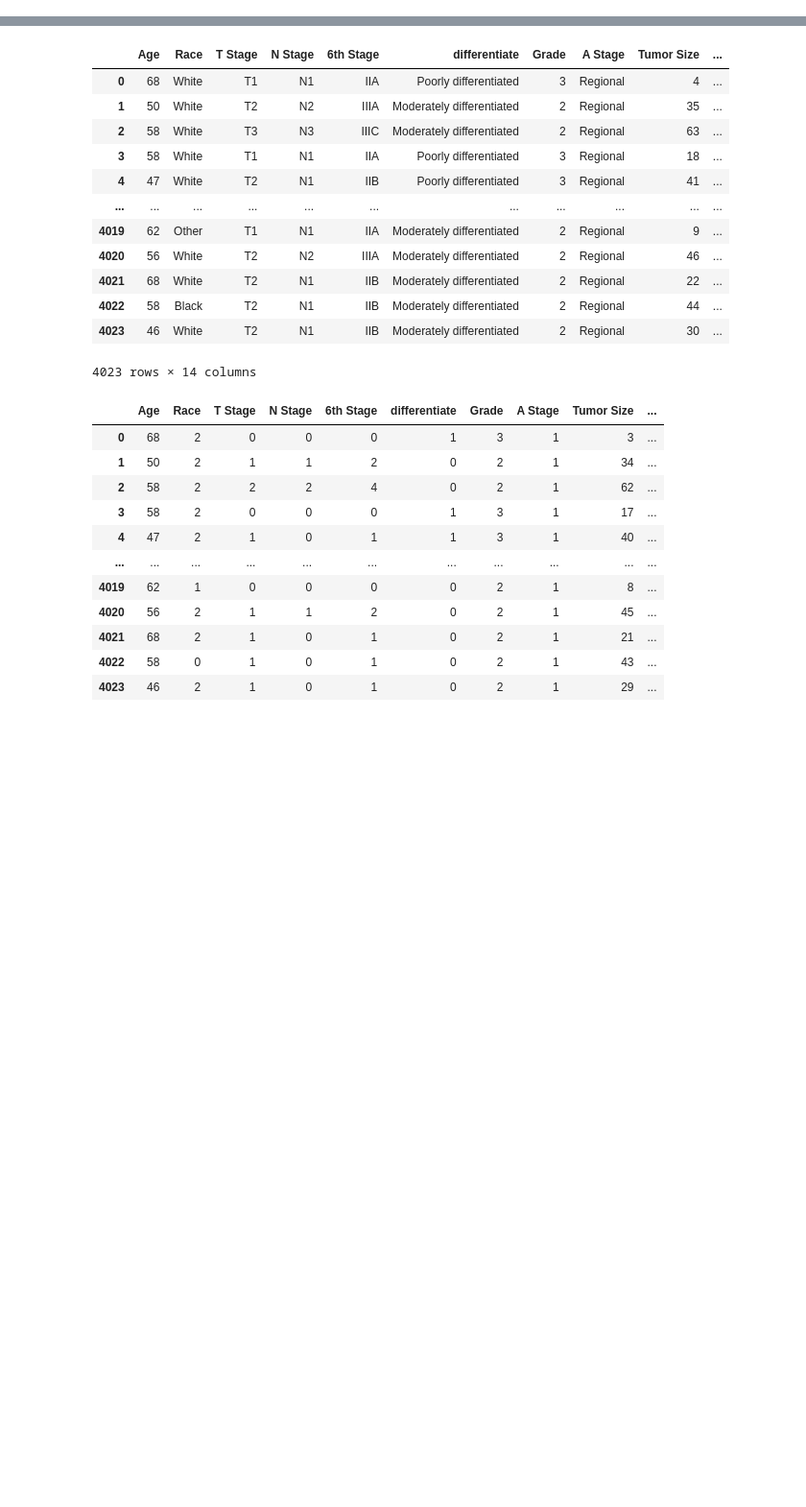
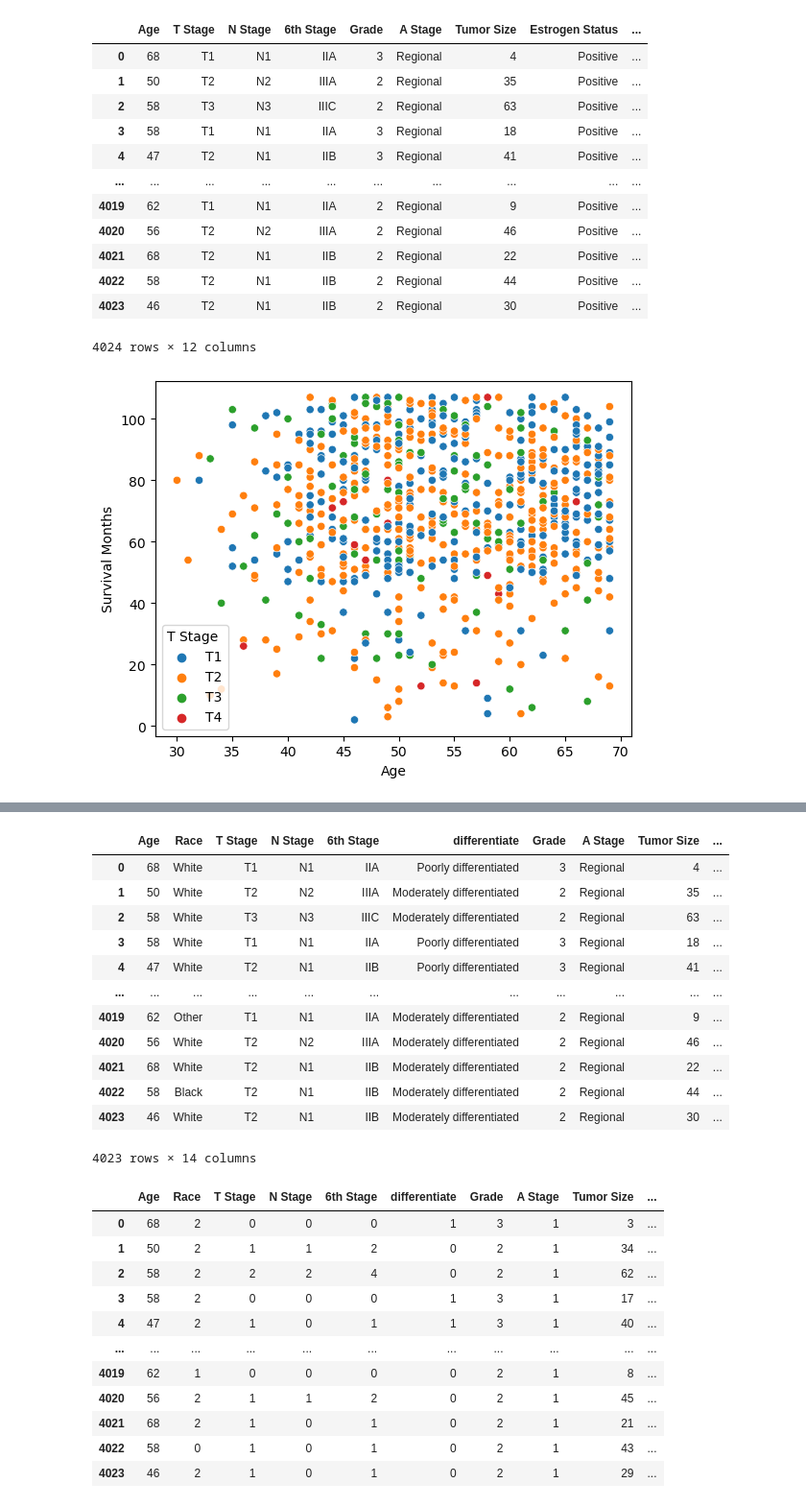
Before and after one commit to jeancarson/Block3Epic, a Jupyter notebook: archive/linear_regression.ipynb, the cells around one changed output, grey strips where cells are left out. Shown at 96% size. Cells and saved outputs as stored; diff of their text form; code cells hidden in the pictures; blank space fills up the shorter version.

Commit message:
added graphs

```diff
--- a/archive/linear_regression.ipynb
+++ b/archive/linear_regression.ipynb
@@ -3,0 +6,3 @@ import numpy as np # linear algebra
+# %%
+df = pd.read_csv("Breast_Cancer.csv") #read dataset
+df.head()#shows first few values
@@ -3,0 +16,5 @@ import numpy as np # linear algebra
+# %%
+df.drop("Status", axis=1, inplace=True)
+df.drop("Marital Status", axis=1, inplace=True)
+df.drop("Race", axis=1, inplace=True)
+df.drop("differentiate", axis=1, inplace=True)
@@ -3,0 +85,19 @@ import numpy as np # linear algebra
+# %%
+df_sample = df.sample(frac=0.2) # Downsample the data
+# %%
+sns.scatterplot(data=df_sample, x="Age", y="Survival Months", hue="T Stage ");
+# %% [output]
+|  | Age | T Stage | N Stage | 6th Stage | Grade | A Stage | Tumor Size | Estrogen Status | ... |
+| 0 | 68 | T1 | N1 | IIA | 3 | Regional | 4 | Positive | ... |
+| 1 | 50 | T2 | N2 | IIIA | 2 | Regional | 35 | Positive | ... |
+| 2 | 58 | T3 | N3 | IIIC | 2 | Regional | 63 | Positive | ... |
+| 3 | 58 | T1 | N1 | IIA | 3 | Regional | 18 | Positive | ... |
+| 4 | 47 | T2 | N1 | IIB | 3 | Regional | 41 | Positive | ... |
+| ... | ... | ... | ... | ... | ... | ... | ... | ... | ... |
+| 4019 | 62 | T1 | N1 | IIA | 2 | Regional | 9 | Positive | ... |
+| 4020 | 56 | T2 | N2 | IIIA | 2 | Regional | 46 | Positive | ... |
+| 4021 | 68 | T2 | N1 | IIB | 2 | Regional | 22 | Positive | ... |
+| 4022 | 58 | T2 | N1 | IIB | 2 | Regional | 44 | Positive | ... |
+| 4023 | 46 | T2 | N1 | IIB | 2 | Regional | 30 | Positive | ... |
+4024 rows × 12 columns
+[figure, added]
```
Also changed, not shown: parts of 22 cells of this notebook.
